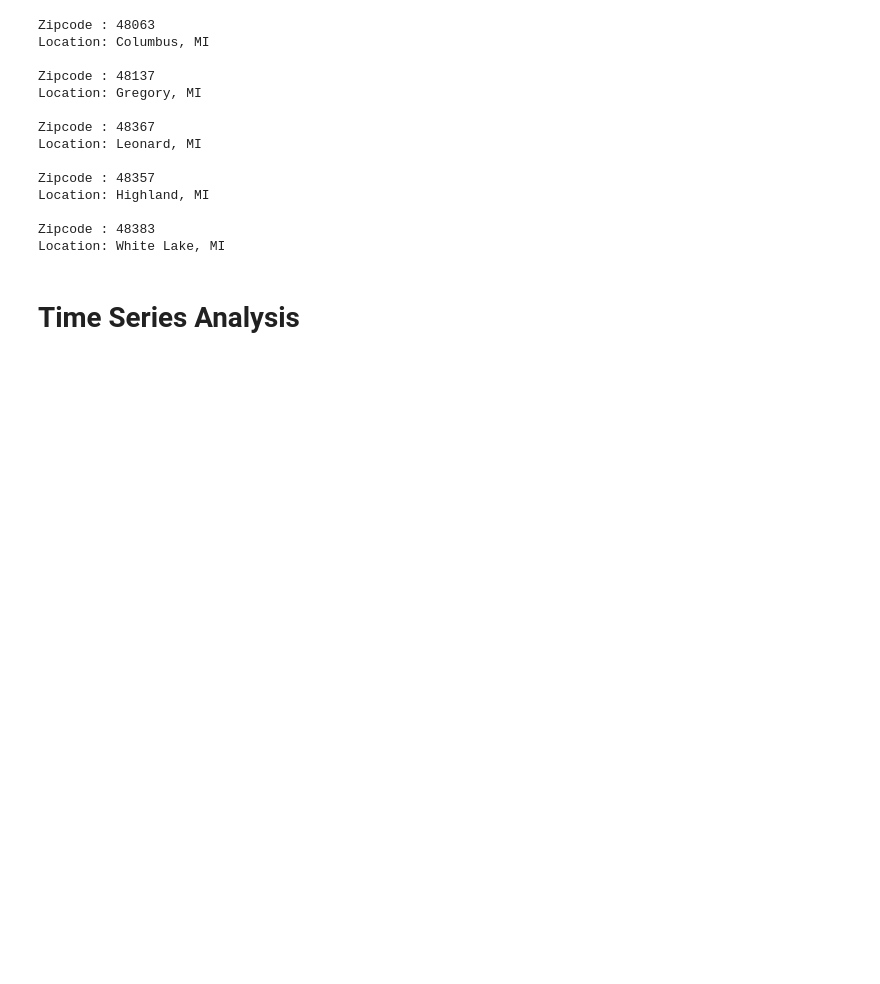
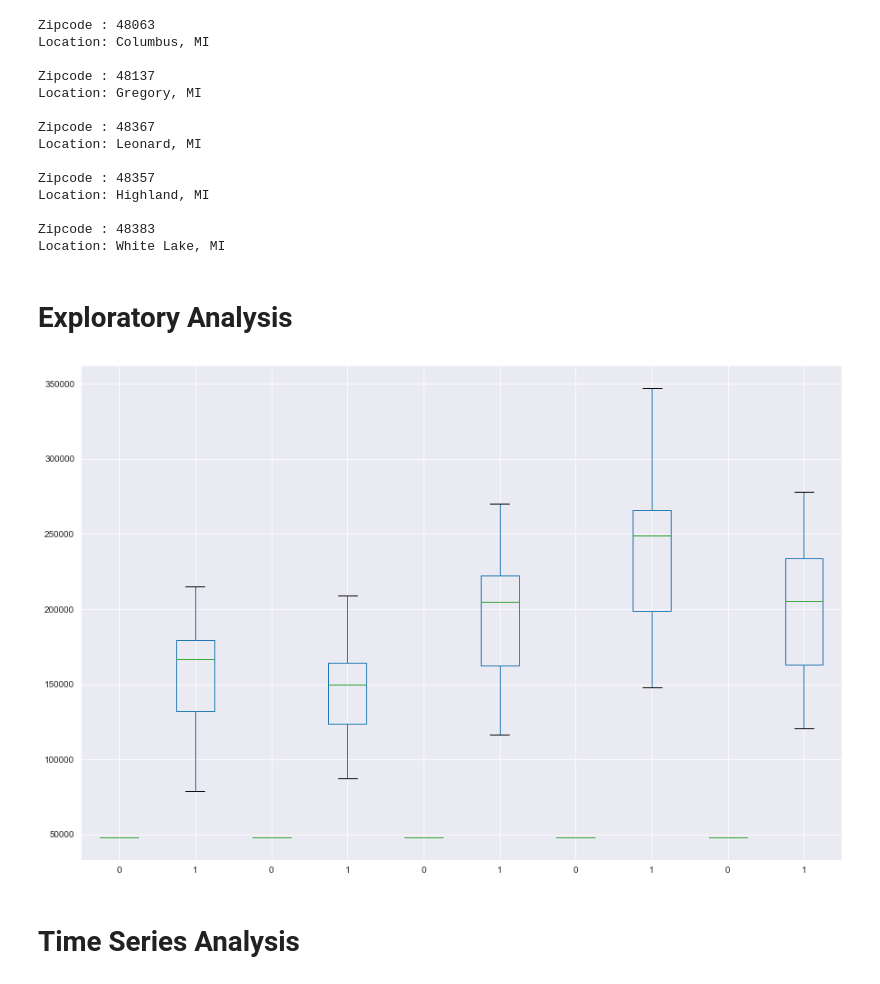
Before and after one commit to lambertmk/Time-Series-using-ARIMA-and-Zillow-housing-data, a Jupyter notebook: mod_4_starter_notebook.ipynb, the cells around one changed output. Cells and saved outputs as stored; diff of their text form; code cells hidden in the pictures; blank space fills up the shorter version.

```diff
--- a/mod_4_starter_notebook.ipynb
+++ b/mod_4_starter_notebook.ipynb
@@ -209,6 +197,20 @@ Location: Highland, MI
 
 Zipcode : 48383
 Location: White Lake, MI
+# %% [markdown]
+# Exploratory Analysis
+# %%
+groups_monthly = best5_melted.groupby('RegionName')
+# %%
+# Add each month to DataFrame as a column
+months_data = pd.concat([pd.DataFrame(x[1].values) for x in groups_monthly], axis=1)
+months_df = pd.DataFrame(months_data)
+
+# Plot the box and whiskers plot for each month
+months_df.boxplot(figsize = (15,10))
+plt.show()
+# %% [output]
+[figure, added]
 # %% [markdown]
 # Time Series Analysis
 # %%
```
Also changed, not shown: parts of 114 cells of this notebook.
